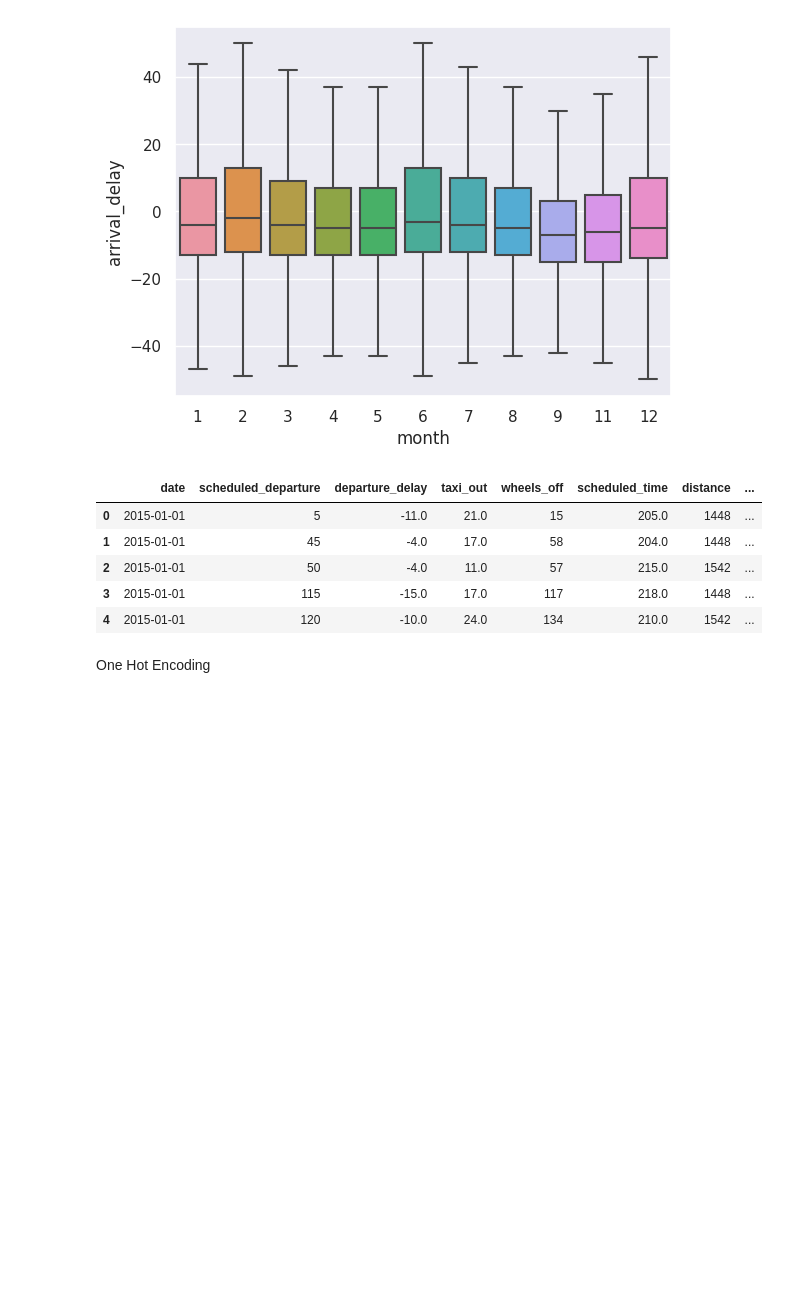
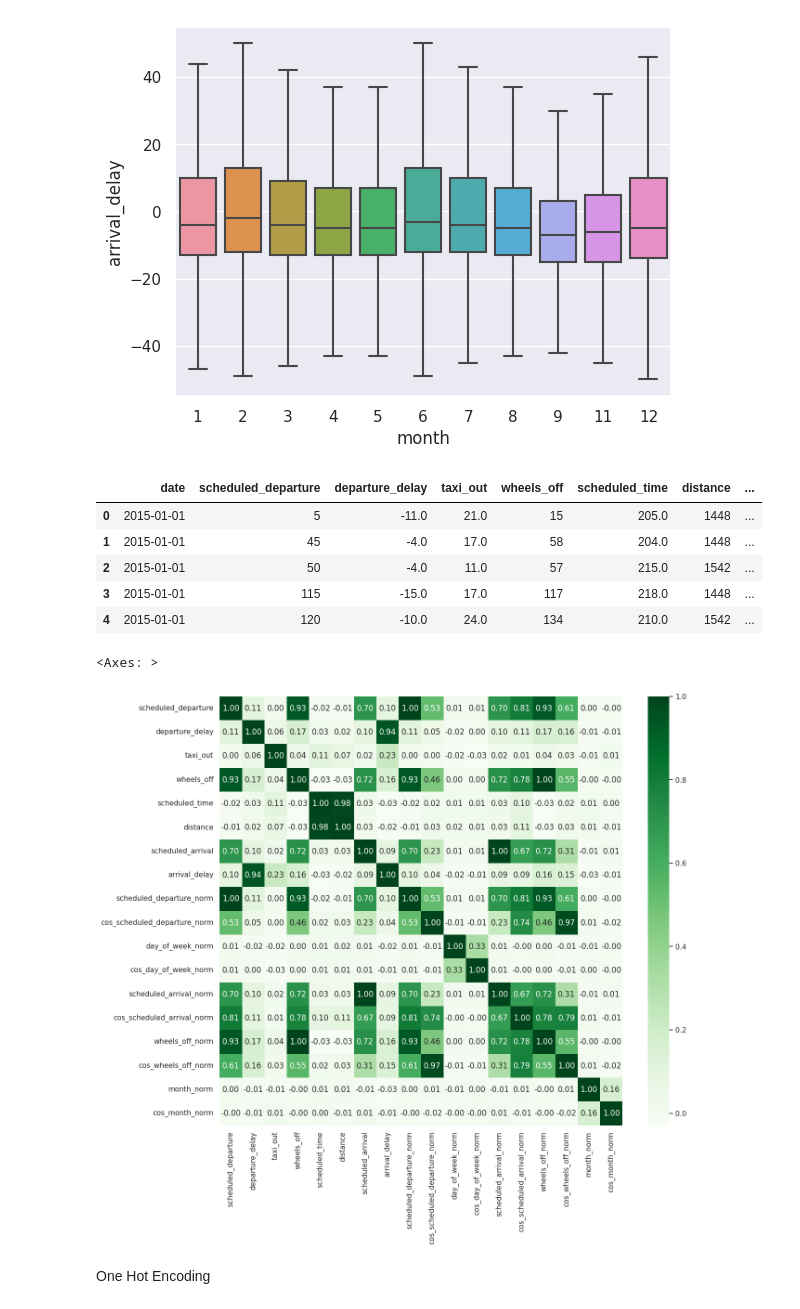
Before and after one commit to lukaszek358/SDA, a Jupyter notebook: projekt_końcowy.ipynb, the cells around one changed output. Saved outputs shown, nothing was run; the diff lists cells and outputs as text; code cells hidden in the pictures; blank space fills up the shorter version.

```diff
--- a/projekt_końcowy.ipynb
+++ b/projekt_końcowy.ipynb
@@ -371,6 +387,16 @@ raw_flights.head()
 | 2 | 2015-01-01 | 50 | -4.0 | 11.0 | 57 | 215.0 | 1542 | ... |
 | 3 | 2015-01-01 | 115 | -15.0 | 17.0 | 117 | 218.0 | 1448 | ... |
 | 4 | 2015-01-01 | 120 | -10.0 | 24.0 | 134 | 210.0 | 1542 | ... |
+# %%
+corr = raw_flights.corr()
+
+f, ax = plt.subplots(figsize=(14, 12))
+
+# Draw the heatmap
+sns.heatmap(corr, annot=True, fmt= '.2f', cmap = 'Greens', )
+# %% [output]
+<Axes: >
+[figure, added]
 # %% [markdown]
 One Hot Encoding
 # %%
```
Also changed, not shown: parts of 12 cells of this notebook.
